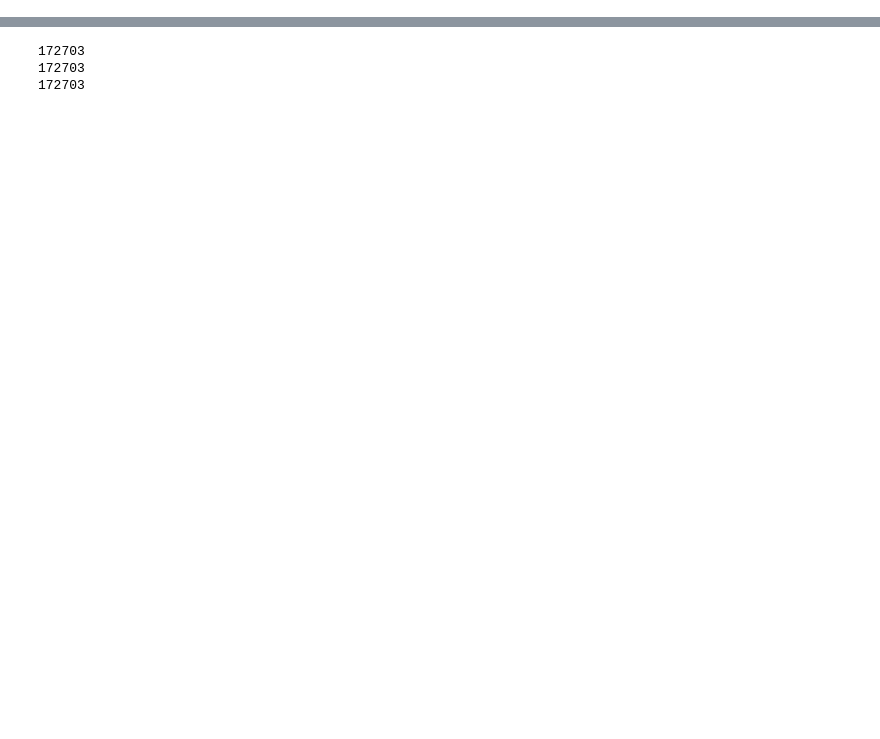
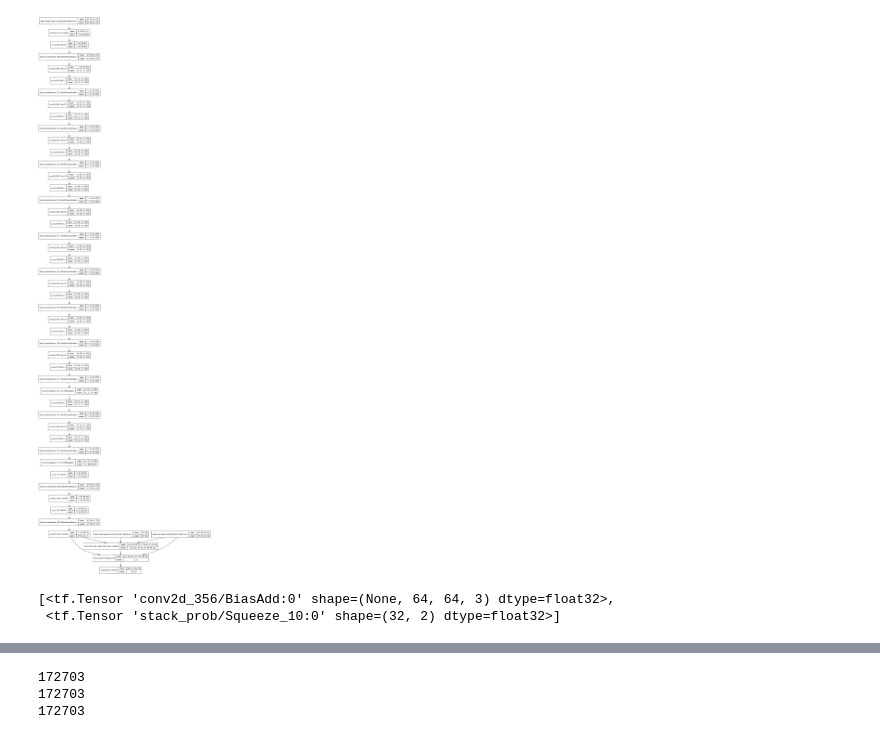
Before and after one commit to pkrisz99/GANscape, a Jupyter notebook: network.ipynb, the cells around one changed output, grey strips where cells are left out. Drawn from its saved outputs; the diff is of its cells as text; code cells hidden in the pictures; blank space fills up the shorter version.

```diff
--- a/network.ipynb
+++ b/network.ipynb
@@ -239,0 +356,9 @@ n.discriminator.summary()
+# %%
+plot_model(net.modelForTrainOnlyGenWithJoint, to_file='modelForTrainOnlyGenWithJoint.png', show_shapes=True, show_layer_names=True)
+# %% [output]
+[figure, added]
+# %%
+net.modelForTrainOnlyGenWithJoint.outputs
+# %% [output]
+[<tf.Tensor 'conv2d_356/BiasAdd:0' shape=(None, 64, 64, 3) dtype=float32>,
+ <tf.Tensor 'stack_prob/Squeeze_10:0' shape=(32, 2) dtype=float32>]
```
Also changed, not shown: parts of 18 cells of this notebook.
